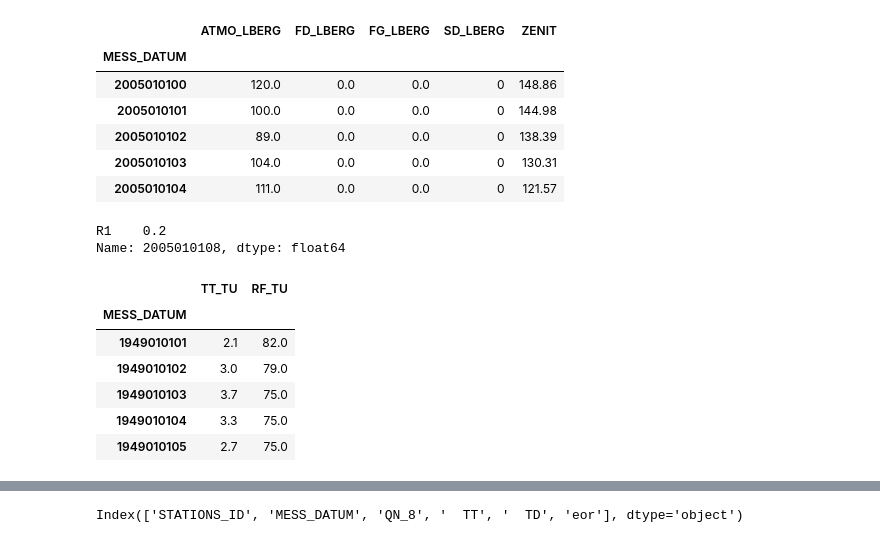
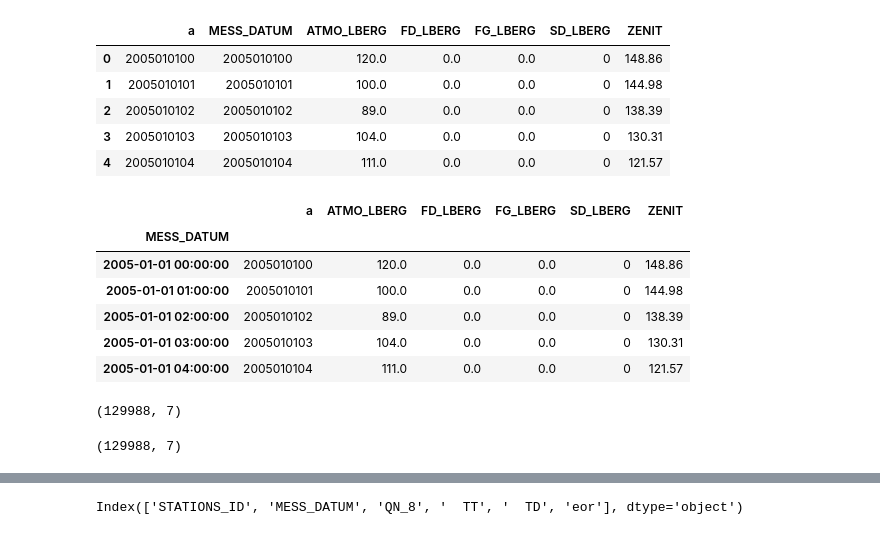
Before and after one commit to DennisAschenbrenner/Capstone_Project, a Jupyter notebook: Weather_prediction_data.ipynb, the cells around one changed output, grey strips where cells are left out. Cells and saved outputs as stored; diff of their text form; code cells hidden in the pictures.

```diff
--- a/Weather_prediction_data.ipynb
+++ b/Weather_prediction_data.ipynb
@@ -371,27 +80,36 @@ df_solar.head()
 # %%
-
 mess = df_solar['MESS_DATUM']
 mess = pd.DataFrame(mess)
-mess.rename(columns={"MESS_DATUM": "a"})
-df_solar1 = pd.concat([mess,df_solar],axis=1)
+mess = mess.rename(columns={"MESS_DATUM": "a"})
+df_solar = pd.concat([mess,df_solar],axis=1)
 df_solar=df_solar.drop(columns=['STATIONS_ID','QN_592','eor','MESS_DATUM_WOZ'])
 df_solar=df_solar.drop_duplicates()
-df_solar1 = df_solar.set_index('MESS_DATUM')
-df_solar1.head()
+df_solar.head()
+#df_solar['MESS_DATUM'] = df_solar.MESS_DATUM.astype(str)
+#df_solar.reset_index(inplace=True,drop=True)
+#df_solar.MESS_DATUM = pd.to_datetime(df_solar.MESS_DATUM, format='%Y%m%d%H')
+
+#df_solar = df_solar.set_index('MESS_DATUM')
+#df_solar.head()
 # %% [output]
-|  | ATMO_LBERG | FD_LBERG | FG_LBERG | SD_LBERG | ZENIT |
-| MESS_DATUM |  |  |  |  |  |
-| 2005010100 | 120.0 | 0.0 | 0.0 | 0 | 148.86 |
-| 2005010101 | 100.0 | 0.0 | 0.0 | 0 | 144.98 |
-| 2005010102 | 89.0 | 0.0 | 0.0 | 0 | 138.39 |
-| 2005010103 | 104.0 | 0.0 | 0.0 | 0 | 130.31 |
-| 2005010104 | 111.0 | 0.0 | 0.0 | 0 | 121.57 |
+|  | a | MESS_DATUM | ATMO_LBERG | FD_LBERG | FG_LBERG | SD_LBERG | ZENIT |
+| 0 | 2005010100 | 2005010100 | 120.0 | 0.0 | 0.0 | 0 | 148.86 |
+| 1 | 2005010101 | 2005010101 | 100.0 | 0.0 | 0.0 | 0 | 144.98 |
+| 2 | 2005010102 | 2005010102 | 89.0 | 0.0 | 0.0 | 0 | 138.39 |
+| 3 | 2005010103 | 2005010103 | 104.0 | 0.0 | 0.0 | 0 | 130.31 |
+| 4 | 2005010104 | 2005010104 | 111.0 | 0.0 | 0.0 | 0 | 121.57 |
-# %%
-#df_rain = df_rain.drop(columns=['STATIONS_ID','QN_8','eor','RS_IND','WRTR'])
-#df_rain = df_rain.drop_duplicates()
-#df_rain = df_rain.set_index('MESS_DATUM')
-#df_rain.columns = df_rain.columns.str.replace('  ', '')
-df_rain.iloc[80025]
-# %% [output]
-R1    0.2
-Name: 2005010108, dtype: float64
+# %%
+df_solar['MESS_DATUM'] = df_solar.MESS_DATUM.astype(str)
+df_solar.reset_index(inplace=True,drop=True)
+df_solar.MESS_DATUM = pd.to_datetime(df_solar.MESS_DATUM, format='%Y%m%d%H')
+
+df_solar = df_solar.set_index('MESS_DATUM')
+df_solar.head()
+# %% [output]
+|  | a | ATMO_LBERG | FD_LBERG | FG_LBERG | SD_LBERG | ZENIT |
+| MESS_DATUM |  |  |  |  |  |  |
+| 2005-01-01 00:00:00 | 2005010100 | 120.0 | 0.0 | 0.0 | 0 | 148.86 |
+| 2005-01-01 01:00:00 | 2005010101 | 100.0 | 0.0 | 0.0 | 0 | 144.98 |
+| 2005-01-01 02:00:00 | 2005010102 | 89.0 | 0.0 | 0.0 | 0 | 138.39 |
+| 2005-01-01 03:00:00 | 2005010103 | 104.0 | 0.0 | 0.0 | 0 | 130.31 |
+| 2005-01-01 04:00:00 | 2005010104 | 111.0 | 0.0 | 0.0 | 0 | 121.57 |
@@ -398,15 +124,12 @@ Name: 2005010108, dtype: float64
 # %%
-test = df_solar1.join(df_rain)
+test = df_solar.join(df_rain)
+test = test.drop_duplicates()
+test.shape
+# %% [output]
+(129988, 7)
 # %%
 df_temp = df_temp.drop(columns=['STATIONS_ID','QN_9','eor'])
-df_temp = df_temp.drop_duplicates()
+df_temp['MESS_DATUM'] = df_temp.MESS_DATUM.astype(str)
+df_temp.reset_index(inplace=True,drop=True)
+df_temp.MESS_DATUM = pd.to_datetime(df_temp.MESS_DATUM, format='%Y%m%d%H')
 df_temp = df_temp.set_index('MESS_DATUM')
-df_temp.head()
-# %% [output]
-|  | TT_TU | RF_TU |
-| MESS_DATUM |  |  |
-| 1949010101 | 2.1 | 82.0 |
-| 1949010102 | 3.0 | 79.0 |
-| 1949010103 | 3.7 | 75.0 |
-| 1949010104 | 3.3 | 75.0 |
-| 1949010105 | 2.7 | 75.0 |
@@ -414,0 +136,4 @@ df_all = test.join(df_temp)
+# %%
+test.shape
+# %% [output]
+(129988, 7)
```
Also changed, not shown: parts of 64 cells of this notebook, 2 other files.
